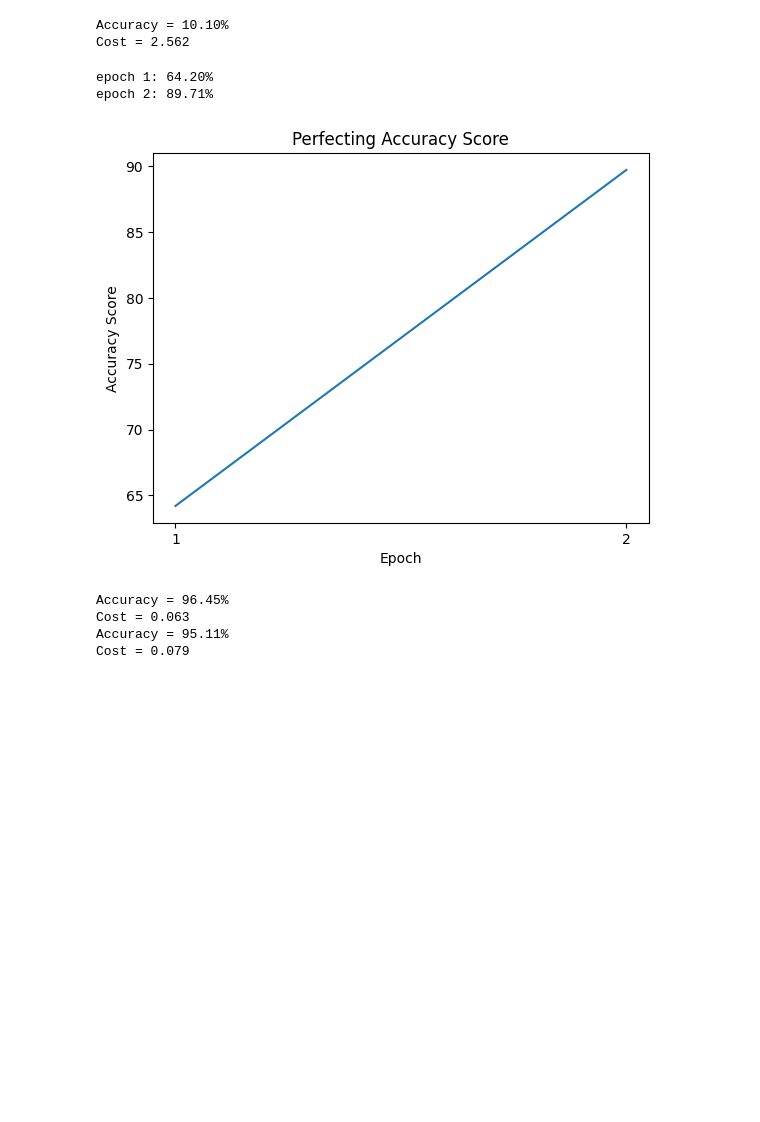
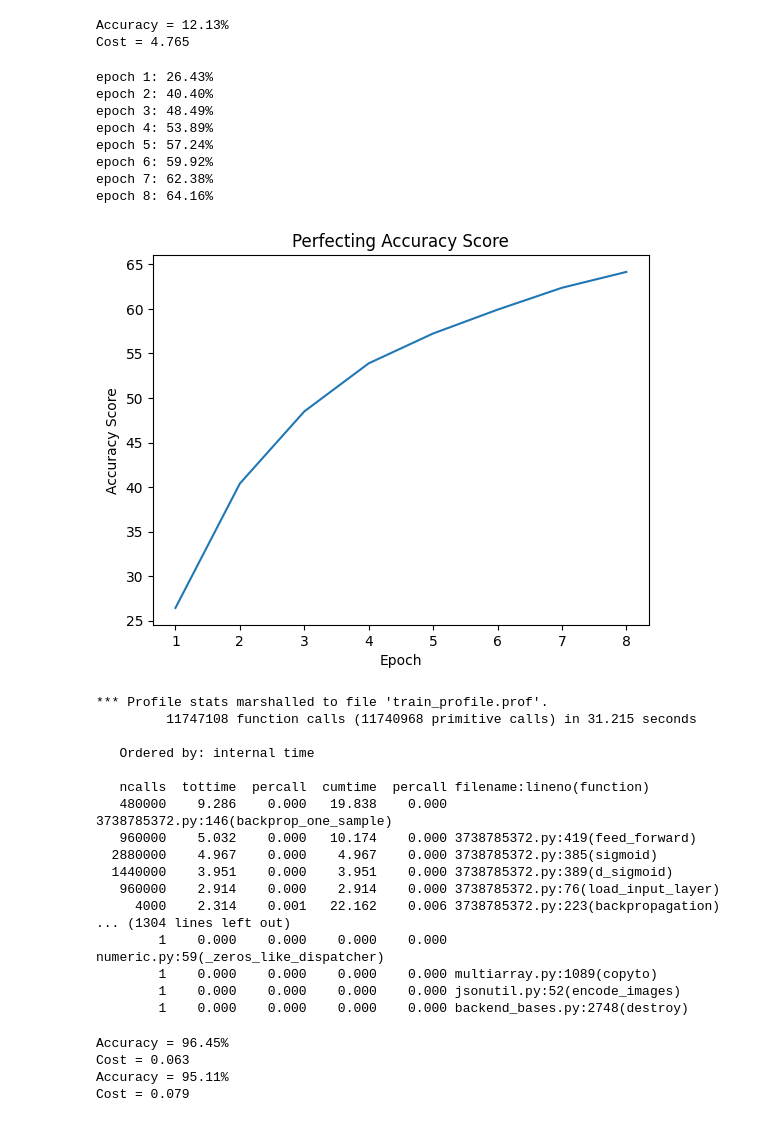
Before and after one commit to Alireza2317/NeuralNet_from_scratch, a Jupyter notebook: app_mnist.ipynb, the cells around one changed output. Drawn from its saved outputs; the diff is of its cells as text; code cells hidden in the pictures; blank space fills up the shorter version.

```diff
--- a/app_mnist.ipynb
+++ b/app_mnist.ipynb
@@ -19,27 +19,27 @@ class NeuralNetwork:
 
 		count += total_size
 
+		# weights2 is of size 16x16
+		total_size = 16*16
+		self.weights2 = parameters[count:count+total_size].reshape(16, 16)
+
+		count += total_size
+
+		# weights3 is of size 10*16
+		total_size = 10*16
+		self.weights3 = parameters[count:count+total_size].reshape(10, 16)
+
+		count += total_size
+
 		# biases1 is of size 16x1
 		total_size = 16*1
 		self.biases1 = parameters[count:count+total_size].reshape(16, 1)
 
 		count += total_size
 
-		# weights2 is of size 16x16
-		total_size = 16*16
-		self.weights2 = parameters[count:count+total_size].reshape(16, 16)
-
-		count += total_size
-
 		# biases2 is of size 16x1
 		total_size = 16*1
 		self.biases2 = parameters[count:count+total_size].reshape(16, 1)
-
-		count += total_size
-
-		# weights3 is of size 10*16
-		total_size = 10*16
-		self.weights3 = parameters[count:count+total_size].reshape(10, 16)
 
 		count += total_size
 
@@ -350,7 +350,7 @@ class NeuralNetwork:
 		scores: list[float] = []
 
 		initial_lr: float = learning_rate
-		decay_rate: float = 0.08
+		decay_rate: float = 0.1
 		for epoch in range(number_of_epochs):
 			#* now each mini-batch corresponds to one step at gradient descent
 			#* batch.shape = (784+1, mini_batches_size), the label and the features
@@ -517,13 +517,6 @@ class NeuralNetwork:
 
 		print(f'Accuracy = {score * 100:.2f}%')
 		print(f'Cost = {cost:.3f}')
-
-
-	def	reevaluate_params() -> None:
-		pass
-
-	def save_parameters() -> None:
-		pass
 # %%
 train_df = pd.read_csv('./data/mnist_train.csv')
 test_df = pd.read_csv('./data/mnist_test.csv')
@@ -533,6 +526,10 @@ y_train = np.array(train_df.iloc[:, 0:1]).reshape((1, -1)) # shape = 1 * m
 
 x_test = np.array(test_df.iloc[:, 1:]).transpose()
 y_test = np.array(test_df.iloc[:, 0:1]).reshape((1, -1))
-# %%
-ps = np.random.normal(size=(13002, 1)) / 15
-NN = NeuralNetwork(parameters=ps, activation='sigmoid')
+# %%
+np.random.seed(42)
+with open('randomparams', 'r') as file:
+	ps = [float(line.strip()) for line in file.readlines()]
+
+ps = np.array(ps).reshape((-1, 1))
+NN = NeuralNetwork(parameters=ps, activation='sigmoid')
@@ -539,14 +567,37 @@ NN = NeuralNetwork(parameters=ps, activation='sigmoid')
 # %%
 NN.print_stat(x_test, y_test)
 # %% [output]
-Accuracy = 10.10%
-Cost = 2.562
+Accuracy = 12.13%
+Cost = 4.765
 # %%
-NN.train(x_train, y_train, number_of_epochs=2, mini_batches_size=50, learning_rate=1, constant_lr=False)
+%prun -D train_profile.prof NN.train(x_train, y_train, number_of_epochs=8, mini_batches_size=120, learning_rate=0.2, constant_lr=False)
 # %% [output]
-epoch 1: 64.20%
-epoch 2: 89.71%
+epoch 1: 26.43%
+epoch 2: 40.40%
+epoch 3: 48.49%
+epoch 4: 53.89%
+epoch 5: 57.24%
+epoch 6: 59.92%
+epoch 7: 62.38%
+epoch 8: 64.16%
-[figure, old version]
+[figure, new version]
+*** Profile stats marshalled to file 'train_profile.prof'.
+         11747108 function calls (11740968 primitive calls) in 31.215 seconds
+
+   Ordered by: internal time
+
+   ncalls  tottime  percall  cumtime  percall filename:lineno(function)
+   480000    9.286    0.000   19.838    0.000 3738785372.py:146(backprop_one_sample)
+   960000    5.032    0.000   10.174    0.000 3738785372.py:419(feed_forward)
+  2880000    4.967    0.000    4.967    0.000 3738785372.py:385(sigmoid)
+  1440000    3.951    0.000    3.951    0.000 3738785372.py:389(d_sigmoid)
+   960000    2.914    0.000    2.914    0.000 3738785372.py:76(load_input_layer)
+     4000    2.314    0.001   22.162    0.006 3738785372.py:223(backpropagation)
+... (1304 lines left out)
+        1    0.000    0.000    0.000    0.000 numeric.py:59(_zeros_like_dispatcher)
+        1    0.000    0.000    0.000    0.000 multiarray.py:1089(copyto)
+        1    0.000    0.000    0.000    0.000 jsonutil.py:52(encode_images)
+        1    0.000    0.000    0.000    0.000 backend_bases.py:2748(destroy)
 # %%
 NN.print_stat(x_train, y_train)
 NN.print_stat(x_test, y_test)
```
Also changed, not shown: parts of 3 cells of this notebook, 1 other file.
